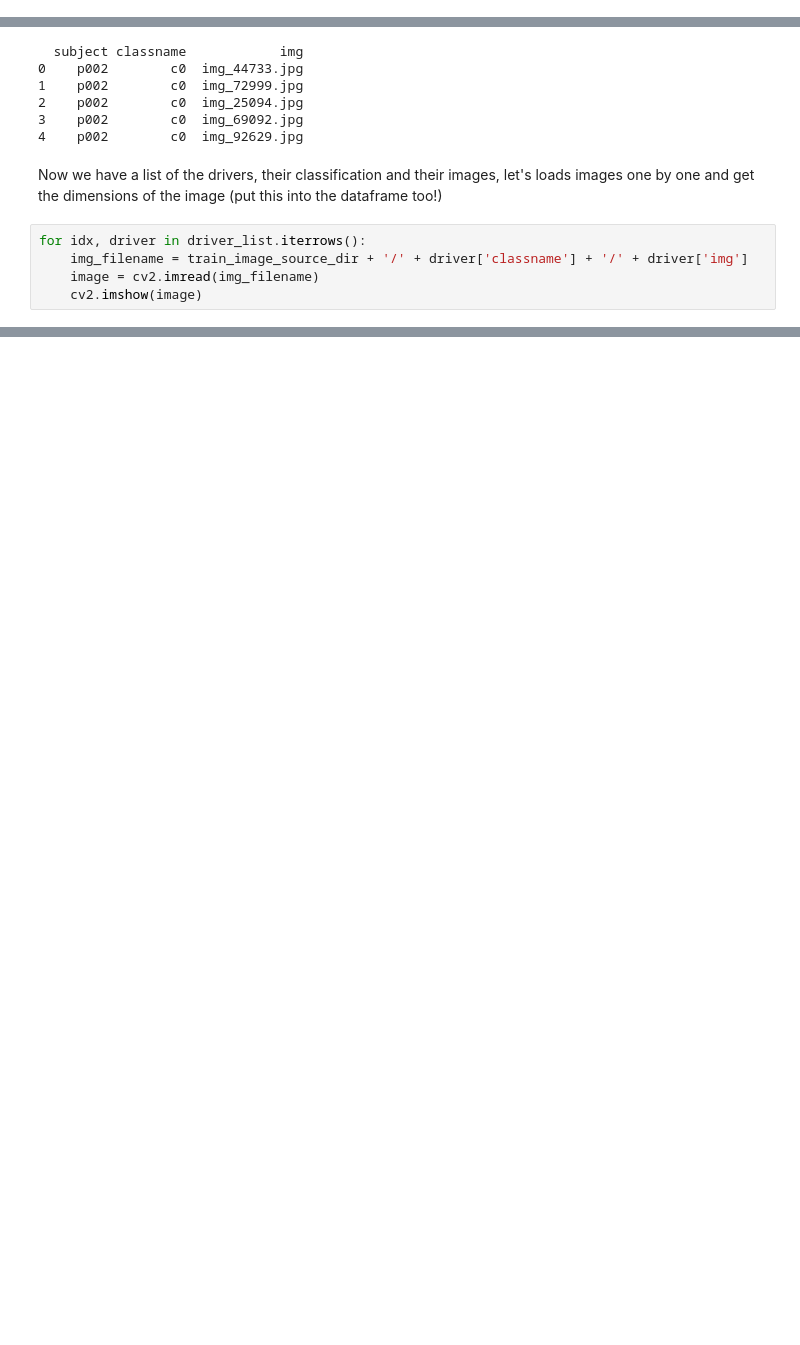
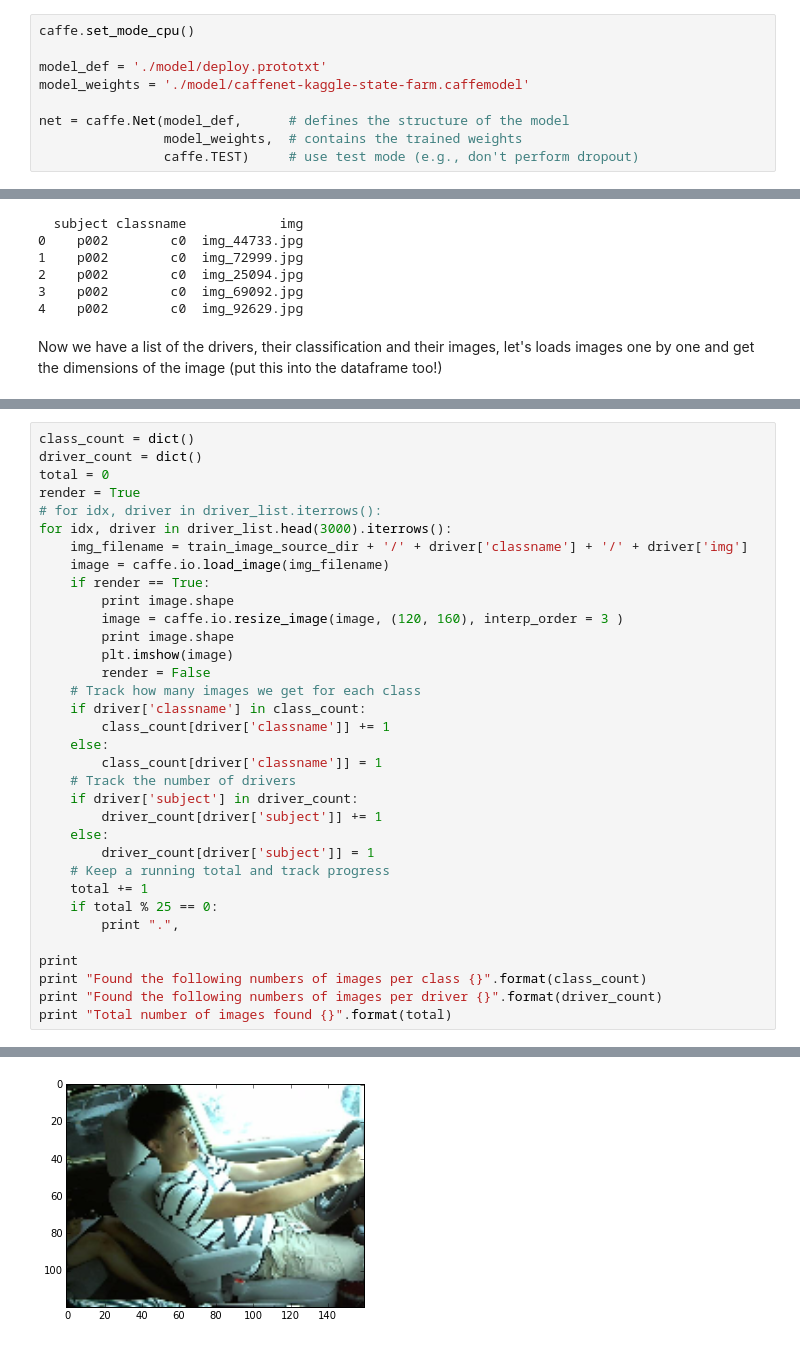
Before and after one commit to markstrefford/state-farm, a Jupyter notebook: data-analysis.ipynb, the cells around one changed output, grey strips where cells are left out. Cells and saved outputs as stored; diff of their text form; blank space fills up the shorter version.

```diff
--- a/data-analysis.ipynb
+++ b/data-analysis.ipynb
@@ -27,3 +31,12 @@ test_image_working_dir = "./images/test"
+# %%
+caffe.set_mode_cpu()
+
+model_def = './model/deploy.prototxt'
+model_weights = './model/caffenet-kaggle-state-farm.caffemodel'
+
+net = caffe.Net(model_def,      # defines the structure of the model
+                model_weights,  # contains the trained weights
+                caffe.TEST)     # use test mode (e.g., don't perform dropout)
 # %% [markdown]
 ## Process the list of training images
 There are only 27 different drivers so in order to avoid overfitting, or testing using very similar data to training, we will split the data based on the driver into train and validation sets.
@@ -45,8 +55,3 @@ print driver_list.head()
 # %% [markdown]
 Now we have a list of the drivers, their classification and their images, let's loads images one by one
 and get the dimensions of the image (put this into the dataframe too!)
-# %%
-for idx, driver in driver_list.iterrows():
-    img_filename = train_image_source_dir + '/' + driver['classname'] + '/' + driver['img']
-    image = cv2.imread(img_filename)
-    cv2.imshow(image)
@@ -54,0 +58,35 @@ SyntaxError: invalid syntax (<ipython-input-13-43d7d6e74068>, line 2)
+# %%
+class_count = dict()
+driver_count = dict()
+total = 0
+render = True
+# for idx, driver in driver_list.iterrows():
+for idx, driver in driver_list.head(3000).iterrows():
+    img_filename = train_image_source_dir + '/' + driver['classname'] + '/' + driver['img']
+    image = caffe.io.load_image(img_filename)
+    if render == True:
+        print image.shape
+        image = caffe.io.resize_image(image, (120, 160), interp_order = 3 )
+        print image.shape
+        plt.imshow(image)
+        render = False
+    # Track how many images we get for each class
+    if driver['classname'] in class_count:
+        class_count[driver['classname']] += 1
+    else:
+        class_count[driver['classname']] = 1
+    # Track the number of drivers
+    if driver['subject'] in driver_count:
+        driver_count[driver['subject']] += 1
+    else:
+        driver_count[driver['subject']] = 1
+    # Keep a running total and track progress
+    total += 1
+    if total % 25 == 0:
+        print ".",
+
+print
+print "Found the following numbers of images per class {}".format(class_count)
+print "Found the following numbers of images per driver {}".format(driver_count)
+print "Total number of images found {}".format(total)
+# %% [output]
@@ -54,0 +99 @@ SyntaxError: invalid syntax (<ipython-input-13-43d7d6e74068>, line 2)
+[figure, added]
```
Also changed, not shown: parts of 5 cells of this notebook, 3 other files.
